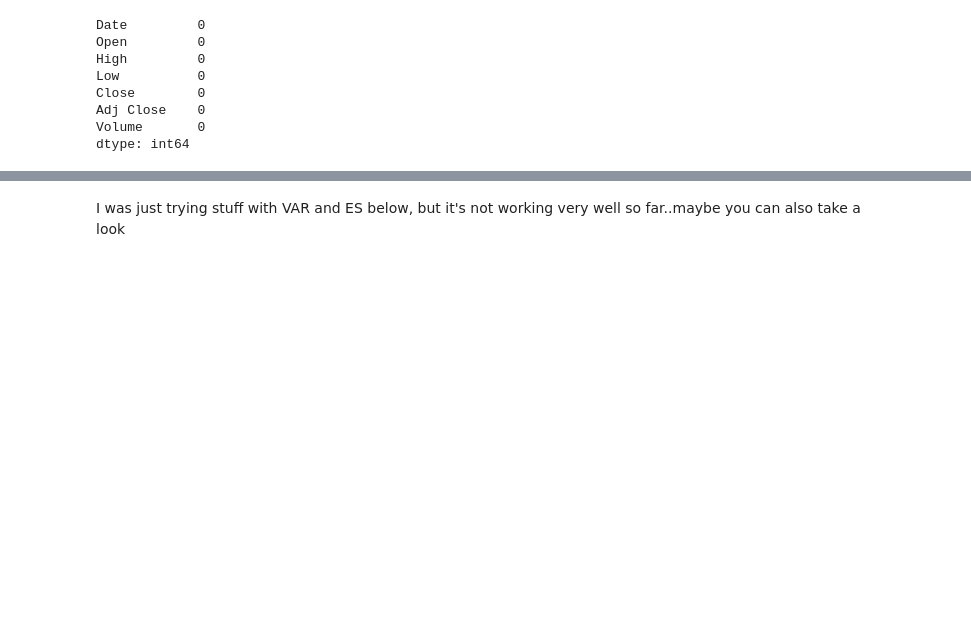
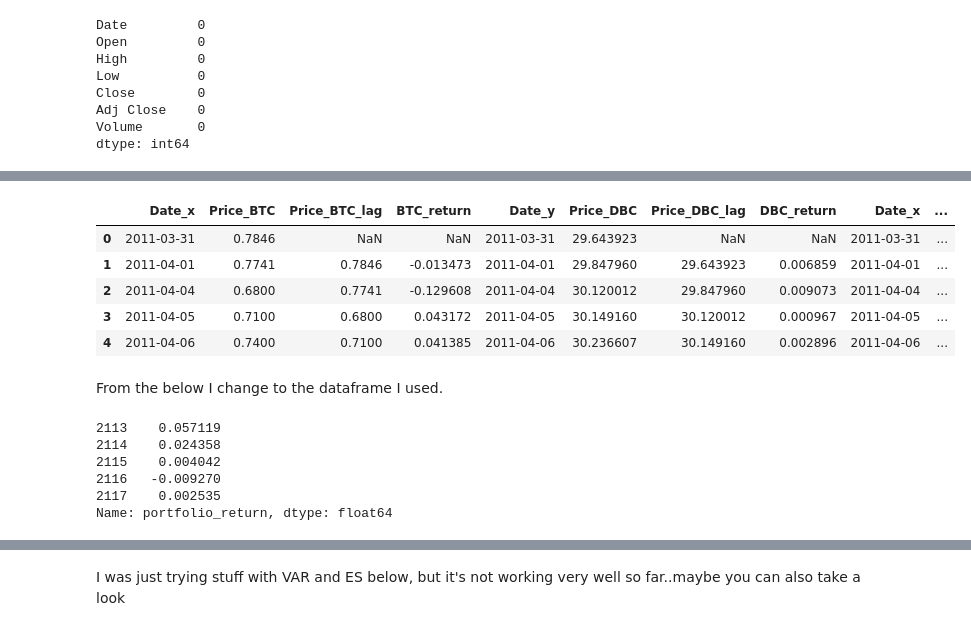
Before and after one commit to AnnaMariaAngelova/QRM2020, a Jupyter notebook: QRM_v02.ipynb, the cells around one changed output, grey strips where cells are left out. Saved outputs shown, nothing was run; the diff lists cells and outputs as text; code cells hidden in the pictures; blank space fills up the shorter version.

```diff
--- a/QRM_v02.ipynb
+++ b/QRM_v02.ipynb
@@ -269,5 +413,16 @@ N225 = N225[['Date', 'Price_N225', 'Price_N225_lag', 'N225_return']]
 result=pd.merge(BTC,DBC, how='inner', left_index=True, right_index=True)
 result2=pd.merge(result,GSPC, how='inner', left_index=True, right_index=True)
 df=pd.merge(result2,N225, how='inner', left_index=True, right_index=True)
+# %%
+df.head()
+# %% [output]
+|  | Date_x | Price_BTC | Price_BTC_lag | BTC_return | Date_y | Price_DBC | Price_DBC_lag | DBC_return | Date_x | ... |
+| 0 | 2011-03-31 | 0.7846 | NaN | NaN | 2011-03-31 | 29.643923 | NaN | NaN | 2011-03-31 | ... |
+| 1 | 2011-04-01 | 0.7741 | 0.7846 | -0.013473 | 2011-04-01 | 29.847960 | 29.643923 | 0.006859 | 2011-04-01 | ... |
+| 2 | 2011-04-04 | 0.6800 | 0.7741 | -0.129608 | 2011-04-04 | 30.120012 | 29.847960 | 0.009073 | 2011-04-04 | ... |
+| 3 | 2011-04-05 | 0.7100 | 0.6800 | 0.043172 | 2011-04-05 | 30.149160 | 30.120012 | 0.000967 | 2011-04-05 | ... |
+| 4 | 2011-04-06 | 0.7400 | 0.7100 | 0.041385 | 2011-04-06 | 30.236607 | 30.149160 | 0.002896 | 2011-04-06 | ... |
+# %% [markdown]
+From the below I change to the dataframe I used.
 # %%
 '''Assume equal weight (0.25) for the 4 assets and calculate portfolio returns - later to change it when we also add the bond'''
@@ -275,2 +432,11 @@ df['portfolio_return'] = 0.25*df['BTC_return'] + 0.25*df['DBC_return'] + 0.25*df
+# %%
+data['portfolio_return'] .tail()
+# %% [output]
+2113    0.057119
+2114    0.024358
+2115    0.004042
+2116   -0.009270
+2117    0.002535
+Name: portfolio_return, dtype: float64
 # %%
 '''Create QQ-plot'''
```
Also changed, not shown: parts of 38 cells of this notebook.
